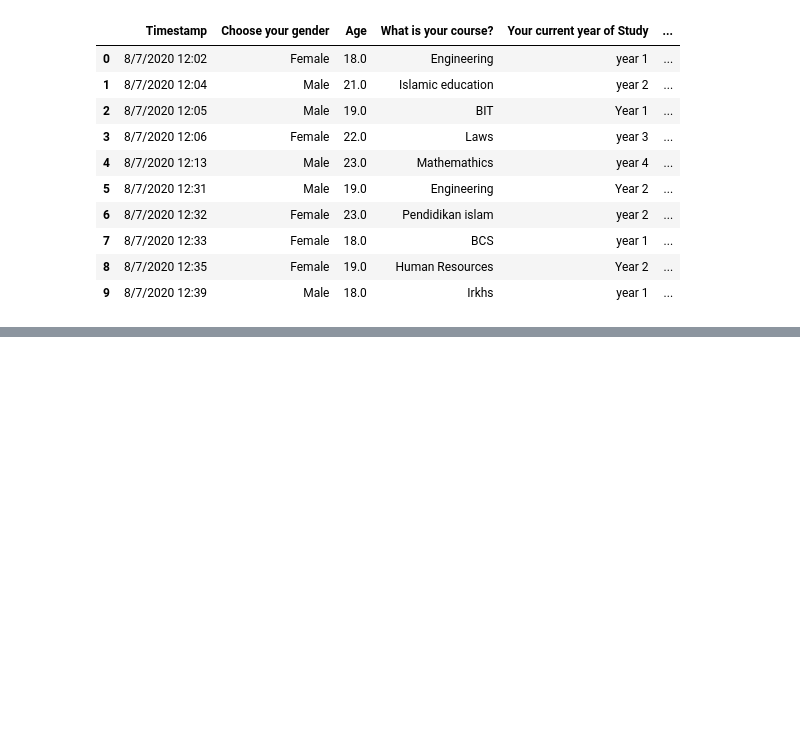
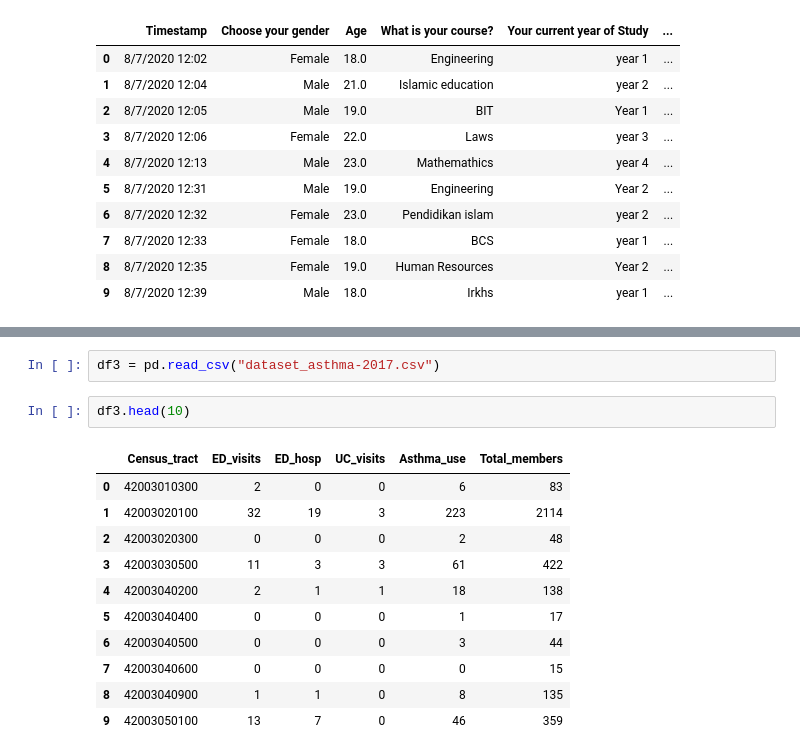
Before and after one commit to angeliki-tzanou/datasci_1_loading, a Jupyter notebook: HHA_507_Assignment_1.ipynb, the cells around one changed output, grey strips where cells are left out. Cells and saved outputs as stored; diff of their text form; blank space fills up the shorter version.

```diff
--- a/HHA_507_Assignment_1.ipynb
+++ b/HHA_507_Assignment_1.ipynb
@@ -22,0 +45,16 @@ df1.head(10)
+# %%
+df3 = pd.read_csv("dataset_asthma-2017.csv")
+# %%
+df3.head(10)
+# %% [output]
+|  | Census_tract | ED_visits | ED_hosp | UC_visits | Asthma_use | Total_members |
+| 0 | 42003010300 | 2 | 0 | 0 | 6 | 83 |
+| 1 | 42003020100 | 32 | 19 | 3 | 223 | 2114 |
+| 2 | 42003020300 | 0 | 0 | 0 | 2 | 48 |
+| 3 | 42003030500 | 11 | 3 | 3 | 61 | 422 |
+| 4 | 42003040200 | 2 | 1 | 1 | 18 | 138 |
+| 5 | 42003040400 | 0 | 0 | 0 | 1 | 17 |
+| 6 | 42003040500 | 0 | 0 | 0 | 3 | 44 |
+| 7 | 42003040600 | 0 | 0 | 0 | 0 | 15 |
+| 8 | 42003040900 | 1 | 1 | 0 | 8 | 135 |
+| 9 | 42003050100 | 13 | 7 | 0 | 46 | 359 |
```
Also changed, not shown: parts of 8 cells of this notebook.
